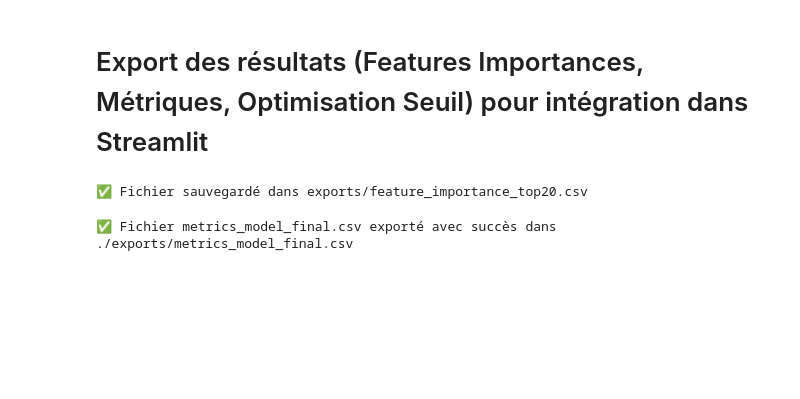
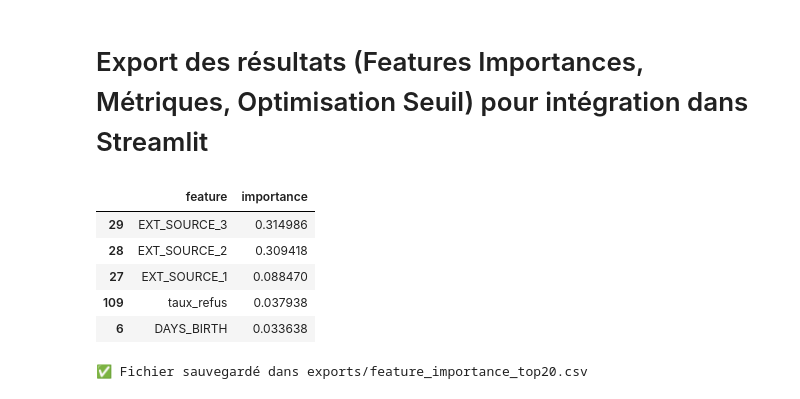
Before and after one commit to lansel2707/P07_implementez_un_modele_de_scoring, a Jupyter notebook: notebooks/02_modelisation_scoring.ipynb, the cells around one changed output. Cells and saved outputs as stored; diff of their text form; code cells hidden in the pictures; blank space fills up the shorter version.

Commit message:
Mise à jour des scripts API et notebook pour P08

```diff
--- a/notebooks/02_modelisation_scoring.ipynb
+++ b/notebooks/02_modelisation_scoring.ipynb
@@ -935,0 +878,11 @@ print(f"✅ Modèle calibré sauvegardé : {cal_path.resolve()}")
+# %%
+# ================================================================
+# 🧹 Nettoyage avant pipeline : forcer uniquement les colonnes numériques
+# ================================================================
+X_train = X_train.select_dtypes(include=["number"])
+X_test = X_test.select_dtypes(include=["number"])
+
+print("✅ Vérification avant pipeline :")
+print("X_train :", X_train.shape, " | X_test :", X_test.shape)
+print("Colonnes non numériques restantes :",
+      [c for c in X_train.columns if X_train[c].dtype == 'object'])
@@ -971,5 +1134,33 @@ Passing `palette` without assigning `hue` is deprecated and will be removed in v
 # %% [markdown]
 #  Export des résultats (Features Importances, Métriques, Optimisation Seuil) pour intégration dans Streamlit
+# %%
+# ==========================================
+# Récupération du top 20 des Feature Importances
+# ==========================================
+import pandas as pd
+import numpy as np
+
+# Récupération du modèle entraîné depuis le pipeline
+model = pipe_gbc_all_final.named_steps["model"]
+
+# Création du DataFrame des importances
+fi = pd.DataFrame({
+    "feature": X_train.columns,
+    "importance": model.feature_importances_
+}).sort_values(by="importance", ascending=False)
+
+# Top 20
+fi_top20 = fi.head(20)
+
+# Vérif rapide
+display(fi_top20.head())
+# %% [output]
+|  | feature | importance |
+| 29 | EXT_SOURCE_3 | 0.314986 |
+| 28 | EXT_SOURCE_2 | 0.309418 |
+| 27 | EXT_SOURCE_1 | 0.088470 |
+| 109 | taux_refus | 0.037938 |
+| 6 | DAYS_BIRTH | 0.033638 |
 # %%
 import os
 
@@ -989,26 +1180,3 @@ fi_top20.to_csv(
 print(f"✅ Fichier sauvegardé dans {export_path}")
 # %% [output]
 ✅ Fichier sauvegardé dans exports/feature_importance_top20.csv
-# %%
-import os
-import pandas as pd
-
-# === Export des métriques pour le modèle final (All Features) ===
-
-df_metrics_final = df_results_summary_all.copy()
-df_metrics_final = df_metrics_final[[
-    "Modèle", "AUC", "Recall_1", "Precision_1", "F1_1",
-    "Coût_total_métier", "Seuil_métier"
-]]
-
-# Création du répertoire si nécessaire
-output_dir = "./exports"
-os.makedirs(output_dir, exist_ok=True)
-
-# Sauvegarde
-output_path = os.path.join(output_dir, "metrics_model_final.csv")
-df_metrics_final.to_csv(output_path, index=False)
-
-print(f"✅ Fichier metrics_model_final.csv exporté avec succès dans {output_path}")
-# %% [output]
-✅ Fichier metrics_model_final.csv exporté avec succès dans ./exports/metrics_model_final.csv
```
Also changed, not shown: parts of 24 cells of this notebook, 2 other files.
